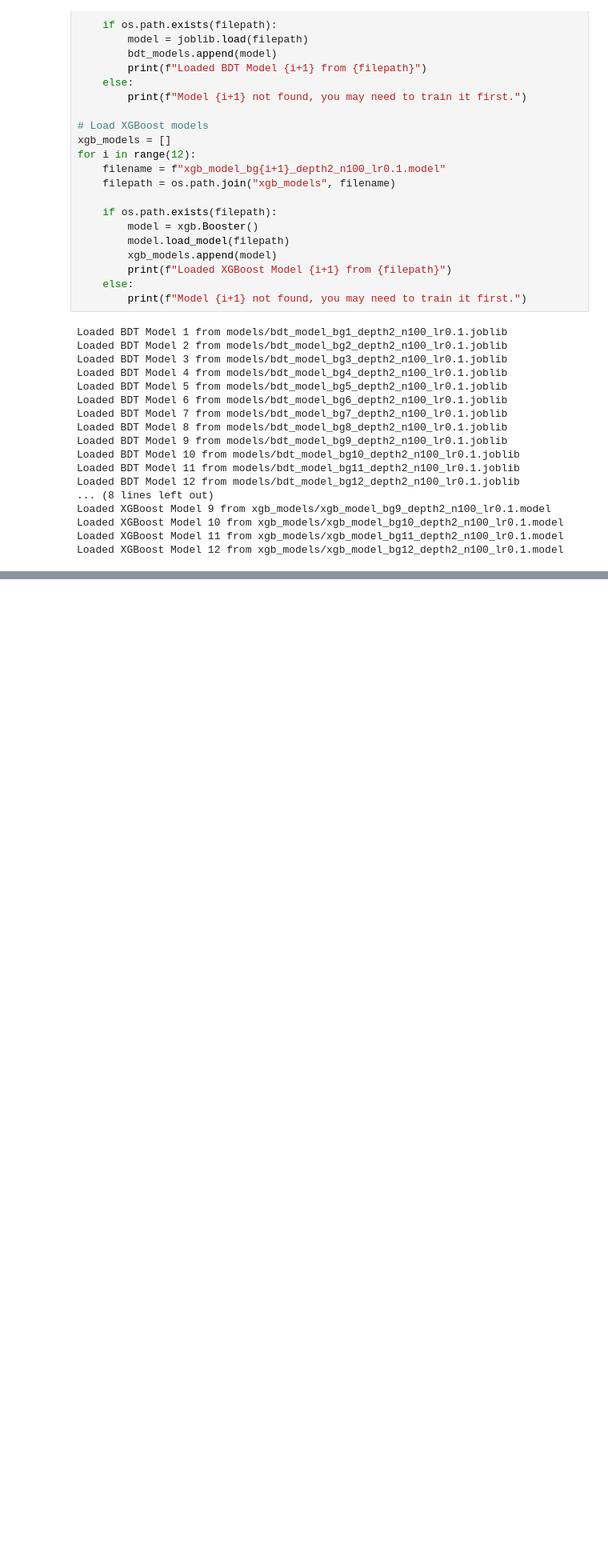
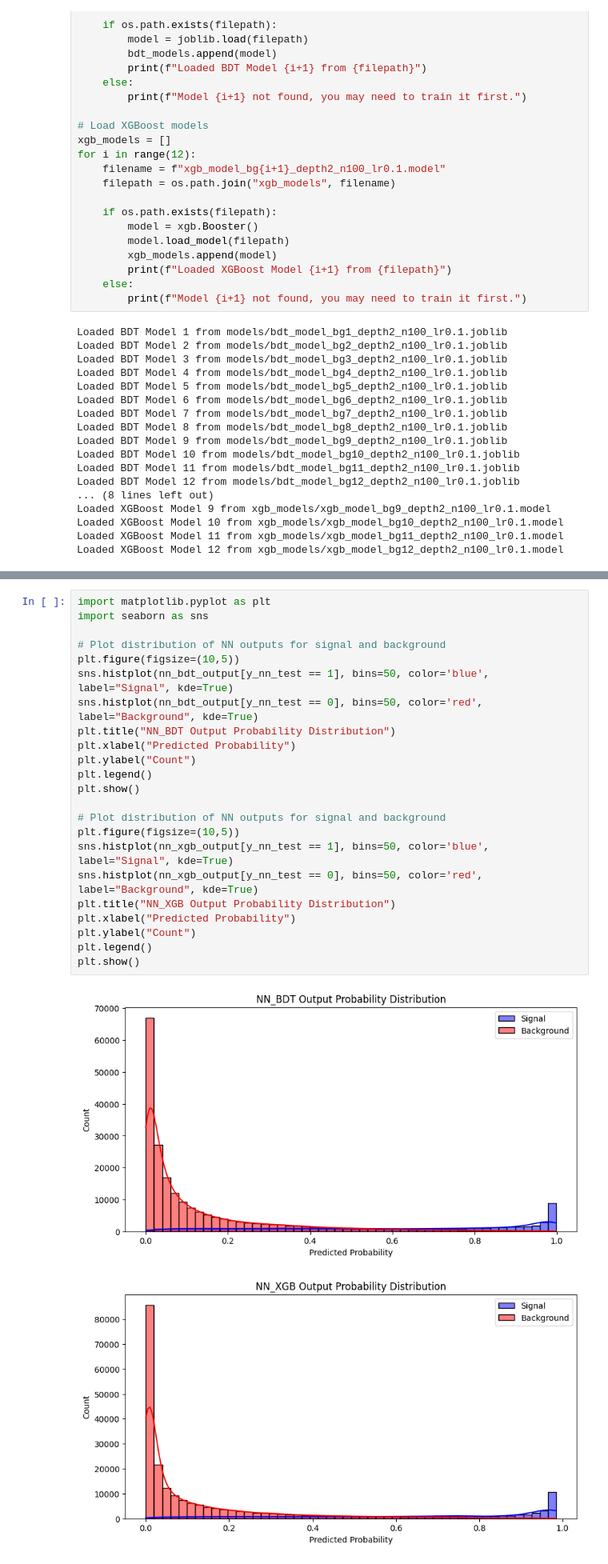
Before and after one commit to shinorimax/CS229, a Jupyter notebook: NN.ipynb, the cells around one changed output, grey strips where cells are left out. Shown at 80% size. Cells and saved outputs as stored; diff of their text form; blank space fills up the shorter version.

```diff
--- a/NN.ipynb
+++ b/NN.ipynb
@@ -60,0 +460,26 @@ Loaded XGBoost Model 12 from xgb_models/xgb_model_bg12_depth2_n100_lr0.1.model
+# %%
+import matplotlib.pyplot as plt
+import seaborn as sns
+
+# Plot distribution of NN outputs for signal and background
+plt.figure(figsize=(10,5))
+sns.histplot(nn_bdt_output[y_nn_test == 1], bins=50, color='blue', label="Signal", kde=True)
+sns.histplot(nn_bdt_output[y_nn_test == 0], bins=50, color='red', label="Background", kde=True)
+plt.title("NN_BDT Output Probability Distribution")
+plt.xlabel("Predicted Probability")
+plt.ylabel("Count")
+plt.legend()
+plt.show()
+
+# Plot distribution of NN outputs for signal and background
+plt.figure(figsize=(10,5))
+sns.histplot(nn_xgb_output[y_nn_test == 1], bins=50, color='blue', label="Signal", kde=True)
+sns.histplot(nn_xgb_output[y_nn_test == 0], bins=50, color='red', label="Background", kde=True)
+plt.title("NN_XGB Output Probability Distribution")
+plt.xlabel("Predicted Probability")
+plt.ylabel("Count")
+plt.legend()
+plt.show()
+# %% [output]
+[figure, added]
+[figure, added]
```
Also changed, not shown: parts of 8 cells of this notebook, 3 other files.
